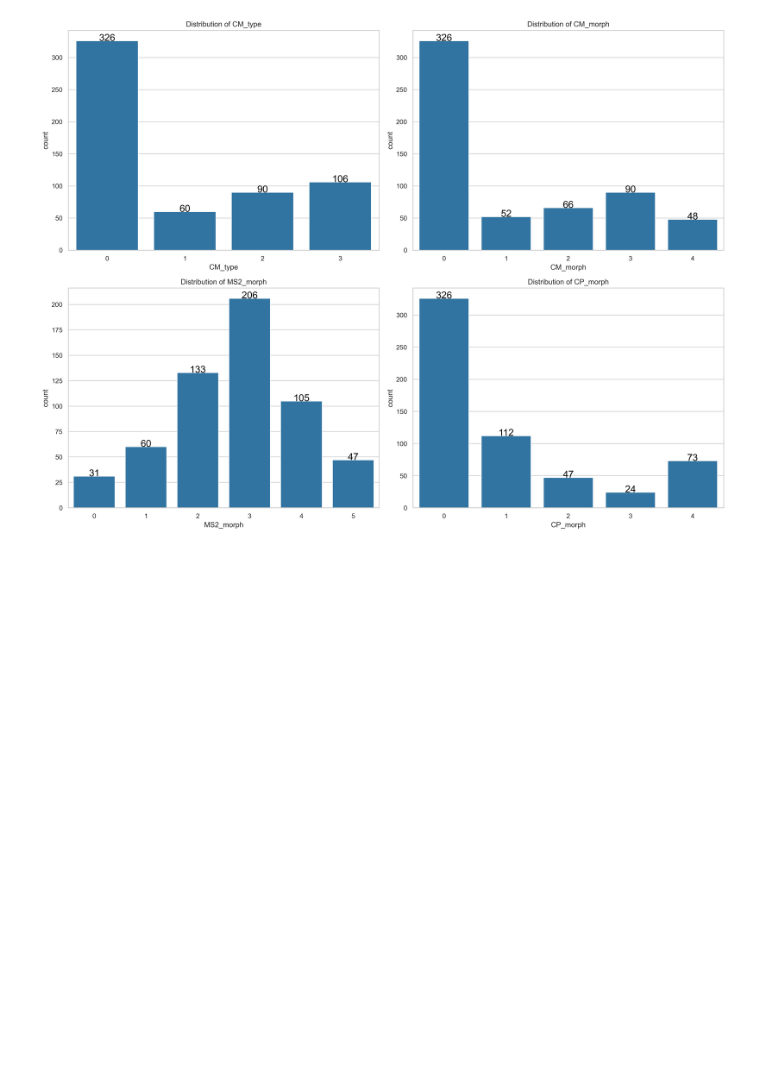
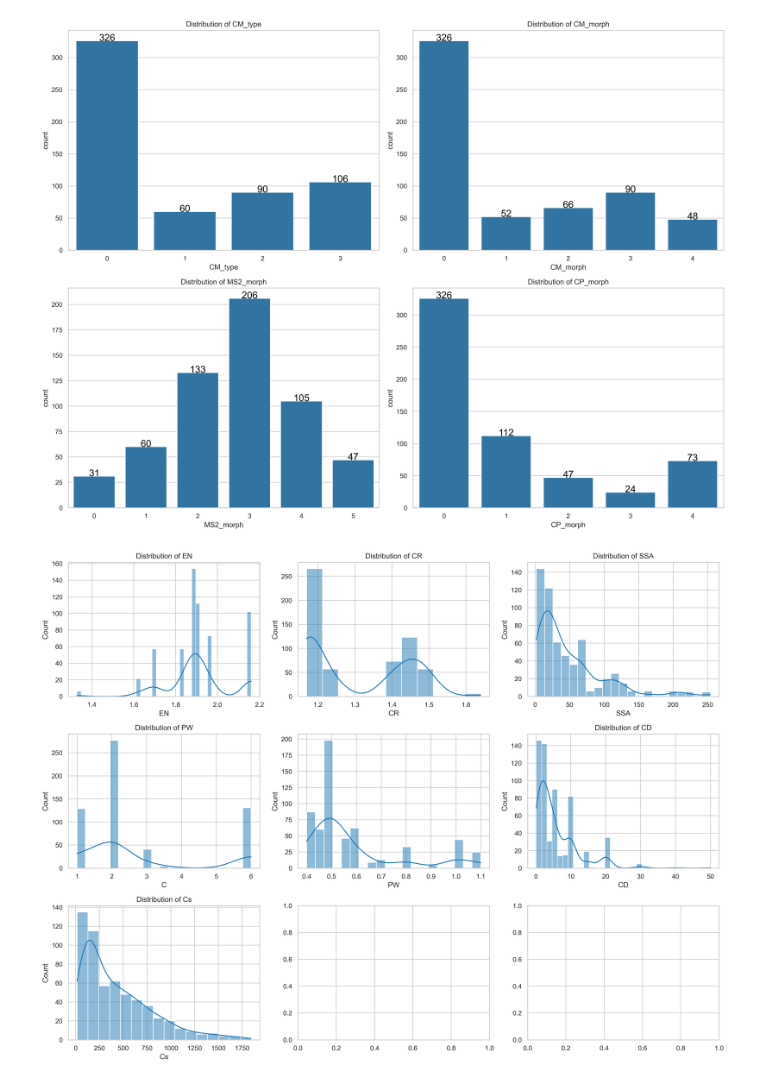
Before and after one commit to YYCHEN2001/ML_MS2_Carbon, a Jupyter notebook: notebooks/02_EDA_for_reduced.ipynb, the cells around one changed output. Saved outputs shown, nothing was run; the diff lists cells and outputs as text; code cells hidden in the pictures; blank space fills up the shorter version.

```diff
--- a/notebooks/02_EDA_for_reduced.ipynb
+++ b/notebooks/02_EDA_for_reduced.ipynb
@@ -94,3 +94,40 @@ plt.tight_layout()
 plt.show()
 # %% [output]
 [figure]
+# %%
+# 绘制float64类型的特征的分布图
+fig, axes = plt.subplots(3, 3, figsize=(16, 12), dpi=300)
+
+# 绘制 EN 列的分布图
+sns.histplot(ax=axes[0, 0], x='EN', data=data, kde=True)
+axes[0, 0].set_title('Distribution of EN')
+
+# 绘制 CR 列的分布图
+sns.histplot(ax=axes[0, 1], x='CR', data=data, kde=True)
+axes[0, 1].set_title('Distribution of CR')
+
+# 绘制 SSA 列的分布图
+sns.histplot(ax=axes[0, 2], x='SSA', data=data, kde=True)
+axes[0, 2].set_title('Distribution of SSA')
+
+# 绘制 C 列的分布图
+sns.histplot(ax=axes[1, 0], x='C', data=data, kde=True)
+axes[1, 0].set_title('Distribution of C')
+
+# 绘制 PW 列的分布图
+sns.histplot(ax=axes[1, 1], x='PW', data=data, kde=True)
+axes[1, 0].set_title('Distribution of PW')
+
+# 绘制 CD 列的分布图
+sns.histplot(ax=axes[1, 2], x='CD', data=data, kde=True)
+axes[1, 2].set_title('Distribution of CD')
+
+# 绘制 Cs 列的分布图
+sns.histplot(ax=axes[2, 0], x='Cs', data=data, kde=True)
+axes[2, 0].set_title('Distribution of Cs')
+
+# 调整布局
+plt.tight_layout()
+plt.show()
+# %% [output]
+[figure, added]
```
Also changed, not shown: parts of 1 cell of this notebook, 6 other files.
